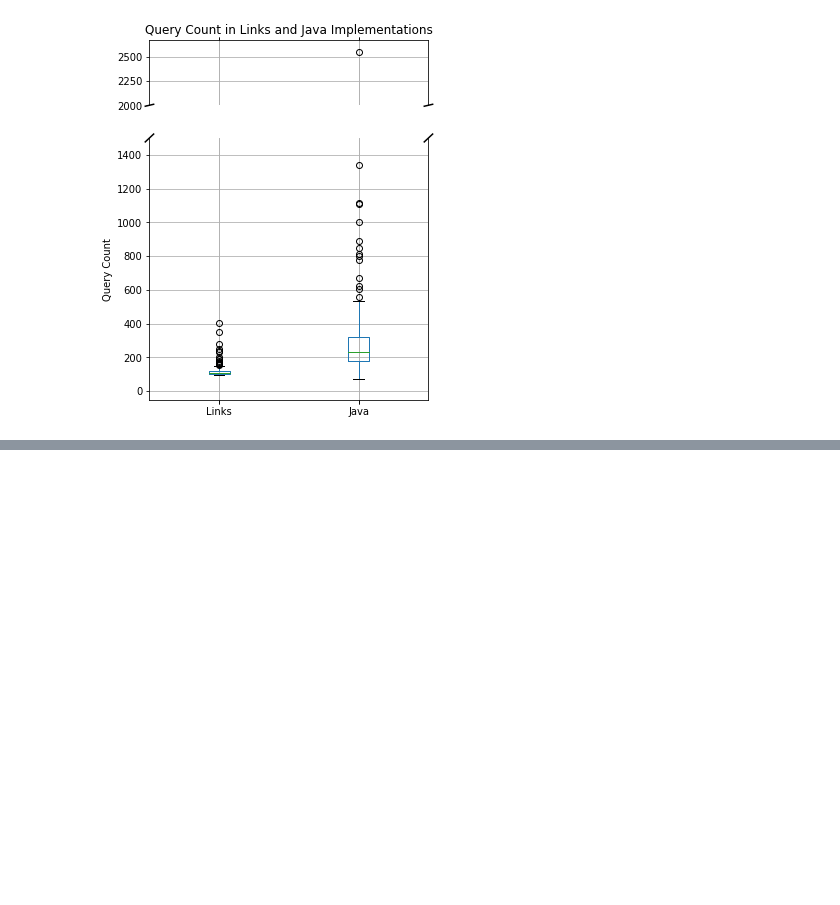
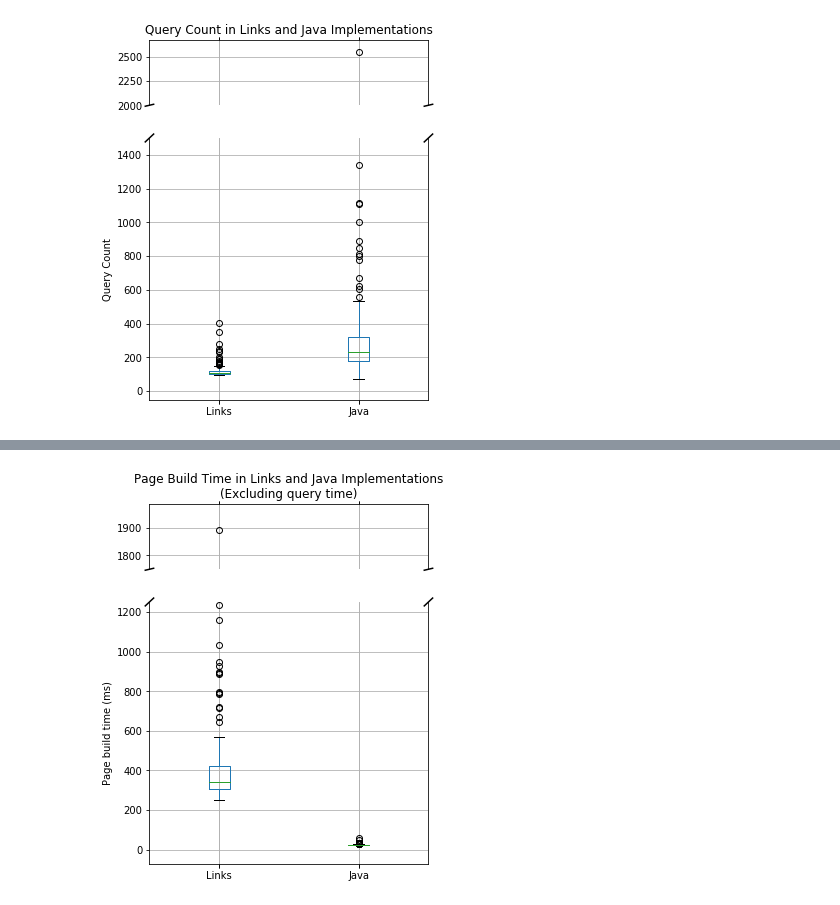
Before and after one commit to SimonJF/skye-gtopdb, a Jupyter notebook: benchmarking/data-analysis/Object Display.ipynb, the cells around one changed output, grey strips where cells are left out. Saved outputs shown, nothing was run; the diff lists cells and outputs as text; code cells hidden in the pictures; blank space fills up the shorter version.

Commit message:
More data analysis on object display page

```diff
--- a/benchmarking/data-analysis/Object Display.ipynb
+++ b/benchmarking/data-analysis/Object Display.ipynb
@@ -193,0 +267,20 @@ fig.savefig("objectdisplay_querycount_box.pdf", bbox_inches='tight')
+# %%
+# Merge the frames on ID column, rename, box plot
+joined = pandas.merge(left=links_frame,right=java_frame, left_on='id', right_on='id')
+joined =\
+    joined.rename(columns={"time_x": "links_pb",\
+                                      "time_y": "java_pb"})
+
+# Now, join with the time frame in order to subtract the query time
+joined = pandas.merge(left=joined_time_frame, right=joined, left_on='id', right_on='id')
+
+links_time = joined.apply(lambda x: x['links_pb'] - x['Links'], axis=1)
+java_time = joined.apply(lambda x: x['java_pb'] - x['Java'], axis=1)
+
+joined = joined.drop(['Links', 'Java', 'links_pb', 'java_pb'], axis=1)
+
+joined.insert(1, 'Links', links_time)
+joined.insert(1, 'Java', java_time)
+
+joined = joined.set_index('id')
+joined
@@ -193,0 +302,36 @@ fig.savefig("objectdisplay_querycount_box.pdf", bbox_inches='tight')
+# %%
+# Boxplot nonsense again
+jtf = joined[['Links', 'Java']]
+fig, (ax1, ax2) = plt.subplots(2, 1,gridspec_kw={'height_ratios': [0.5, 2]}, sharex=True)
+jtf.boxplot(ax=ax1)
+ax1.set_xlabel('')
+ax1.set_ylim(ymin=1750)
+
+jtf.boxplot(ax=ax2)
+ax2.set_title('')
+ax2.set_ylim(ymax=1250)
+fig.set_size_inches(5, 8)
+fig.subplots_adjust(top=0.75)
+
+ax1.spines['bottom'].set_visible(False)
+ax2.spines['top'].set_visible(False)
+ax1.xaxis.tick_top()
+ax1.tick_params(labeltop=False)  # don't put tick labels at the top
+ax2.xaxis.tick_bottom()
+
+d = .015  # how big to make the diagonal lines in axes coordinates
+d4 = d * 4
+# arguments to pass to plot, just so we don't keep repeating them
+kwargs = dict(transform=ax1.transAxes, color='k', clip_on=False)
+ax1.plot((-d, +d), (-d, +d), **kwargs)        # top-left diagonal
+ax1.plot((1 - d, 1 + d), (-d, +d), **kwargs)  # top-right diagonal
+
+kwargs.update(transform=ax2.transAxes)  # switch to the bottom axes
+ax2.plot((-d, +d), (1 - d, 1 + d), **kwargs)  # bottom-left diagonal
+ax2.plot((1 - d, 1 + d), (1 - d, 1 + d), **kwargs)  # bottom-right diagonal
+
+plt.ylabel('Page build time (ms)')
+ax1.title.set_text("Page Build Time in Links and Java Implementations\n(Excluding query time)")
+fig.savefig("objectdisplay_pagebuild_box.pdf", bbox_inches='tight')
+# %% [output]
+[figure, added]
```
Also changed, not shown: parts of 6 cells of this notebook, 5 other files.
